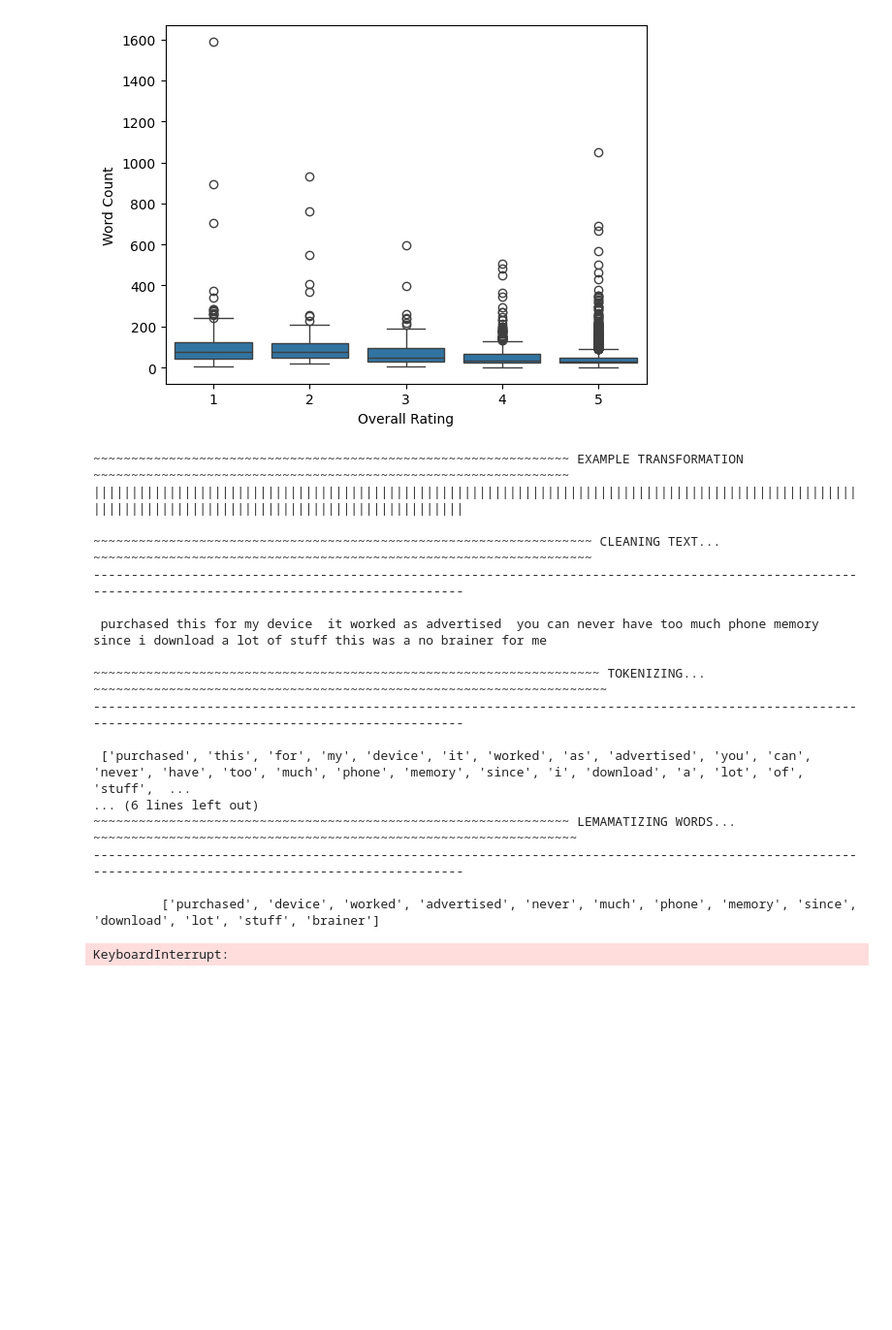
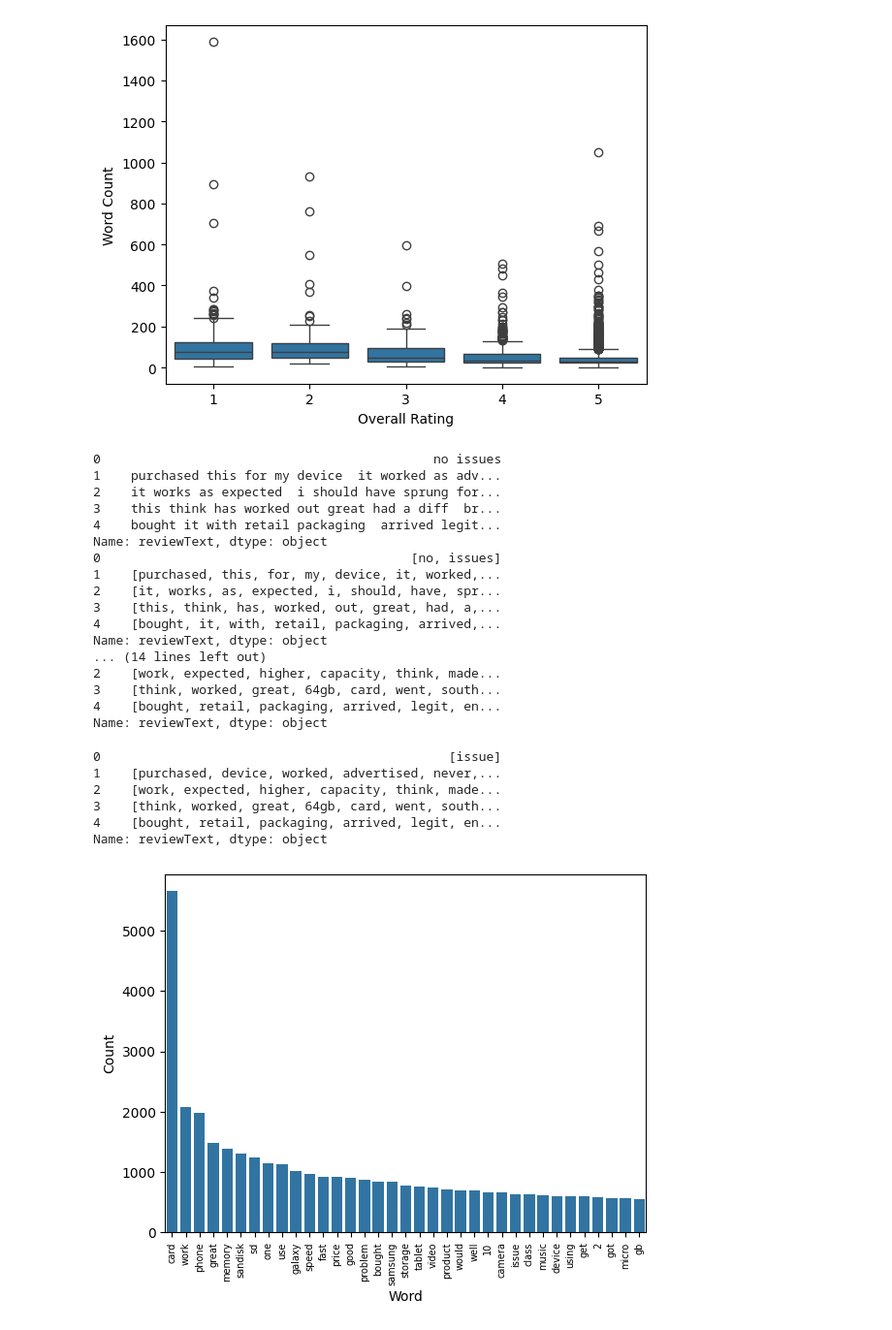
Before and after one commit to andreburg/MLG382-Project2, a Jupyter notebook: notebooks/modelling.ipynb, the cells around one changed output. Shown: that part at 97% size. Drawn from its saved outputs; the diff is of its cells as text; code cells hidden in the pictures; blank space fills up the shorter version.

Commit message:
remove rare words

```diff
--- a/notebooks/modelling.ipynb
+++ b/notebooks/modelling.ipynb
@@ -180,25 +188,30 @@ def transform_text(text, example_text):
 # %%
 get_vocabulary = lambda tokenized_sentences: set([word for text in tokenized_sentences for word in text])
 # %%
-data.reviewText = [transform_text(text, data.reviewText[1]) for text in data.reviewText]
+data.reviewText = transform_text(data.reviewText)
 data.head(5).reviewText
 # %% [output]
-~~~~~~~~~~~~~~~~~~~~~~~~~~~~~~~~~~~~~~~~~~~~~~~~~~~~~~~~~~~~~~~ EXAMPLE TRANSFORMATION ~~~~~~~~~~~~~~~~~~~~~~~~~~~~~~~~~~~~~~~~~~~~~~~~~~~~~~~~~~~~~~~
-||||||||||||||||||||||||||||||||||||||||||||||||||||||||||||||||||||||||||||||||||||||||||||||||||||||||||||||||||||||||||||||||||||||||||||||||||||||
-
-~~~~~~~~~~~~~~~~~~~~~~~~~~~~~~~~~~~~~~~~~~~~~~~~~~~~~~~~~~~~~~~~~~ CLEANING TEXT... ~~~~~~~~~~~~~~~~~~~~~~~~~~~~~~~~~~~~~~~~~~~~~~~~~~~~~~~~~~~~~~~~~~
-------------------------------------------------------------------------------------------------------------------------------------------------------
-
- purchased this for my device  it worked as advertised  you can never have too much phone memory  since i download a lot of stuff this was a no brainer for me
-
-~~~~~~~~~~~~~~~~~~~~~~~~~~~~~~~~~~~~~~~~~~~~~~~~~~~~~~~~~~~~~~~~~~~ TOKENIZING... ~~~~~~~~~~~~~~~~~~~~~~~~~~~~~~~~~~~~~~~~~~~~~~~~~~~~~~~~~~~~~~~~~~~~
-------------------------------------------------------------------------------------------------------------------------------------------------------
-
- ['purchased', 'this', 'for', 'my', 'device', 'it', 'worked', 'as', 'advertised', 'you', 'can', 'never', 'have', 'too', 'much', 'phone', 'memory', 'since', 'i', 'download', 'a', 'lot', 'of', 'stuff',  ...
-... (6 lines left out)
-~~~~~~~~~~~~~~~~~~~~~~~~~~~~~~~~~~~~~~~~~~~~~~~~~~~~~~~~~~~~~~~ LEMAMATIZING WORDS... ~~~~~~~~~~~~~~~~~~~~~~~~~~~~~~~~~~~~~~~~~~~~~~~~~~~~~~~~~~~~~~~~
-------------------------------------------------------------------------------------------------------------------------------------------------------
-
-         ['purchased', 'device', 'worked', 'advertised', 'never', 'much', 'phone', 'memory', 'since', 'download', 'lot', 'stuff', 'brainer']
+0                                            no issues
+1    purchased this for my device  it worked as adv...
+2    it works as expected  i should have sprung for...
+3    this think has worked out great had a diff  br...
+4    bought it with retail packaging  arrived legit...
+Name: reviewText, dtype: object
+0                                         [no, issues]
+1    [purchased, this, for, my, device, it, worked,...
+2    [it, works, as, expected, i, should, have, spr...
+3    [this, think, has, worked, out, great, had, a,...
+4    [bought, it, with, retail, packaging, arrived,...
+Name: reviewText, dtype: object
+... (14 lines left out)
+2    [work, expected, higher, capacity, think, made...
+3    [think, worked, great, 64gb, card, went, south...
+4    [bought, retail, packaging, arrived, legit, en...
+Name: reviewText, dtype: object
-KeyboardInterrupt:
+0                                              [issue]
+1    [purchased, device, worked, advertised, never,...
+2    [work, expected, higher, capacity, think, made...
+3    [think, worked, great, 64gb, card, went, south...
+4    [bought, retail, packaging, arrived, legit, en...
+Name: reviewText, dtype: object
 # %%
@@ -205,0 +219,9 @@ vocabulary = get_dataset_vocabulary(data.reviewText)
+# %%
+word_counts = pd.Series([word for sentence in data.reviewText for word in sentence]).value_counts().sort_values(ascending=False)
+sns.barplot(x=word_counts[:35].keys(), y=word_counts[:35].values)
+plt.xticks(rotation=90, fontsize=7)
+plt.xlabel("Word")
+plt.ylabel("Count")
+plt.show()
+# %% [output]
+[figure, added]
```
Also changed, not shown: parts of 7 cells of this notebook.
